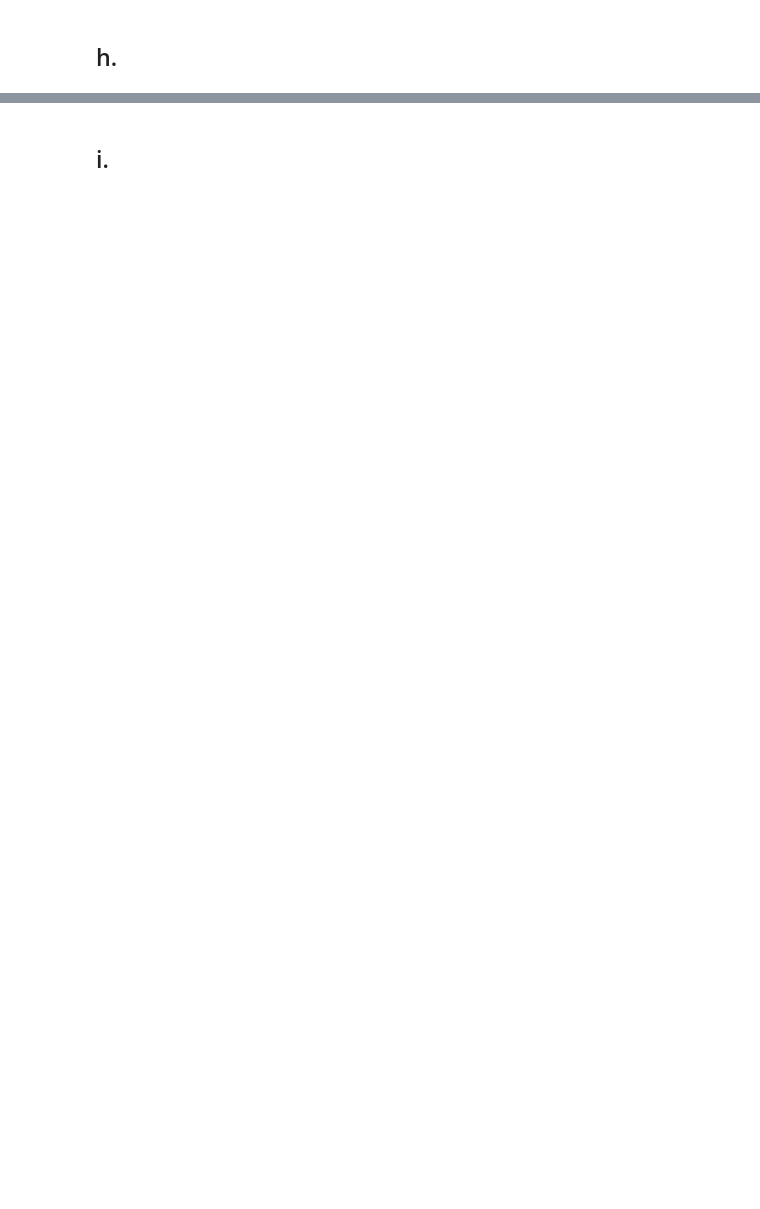
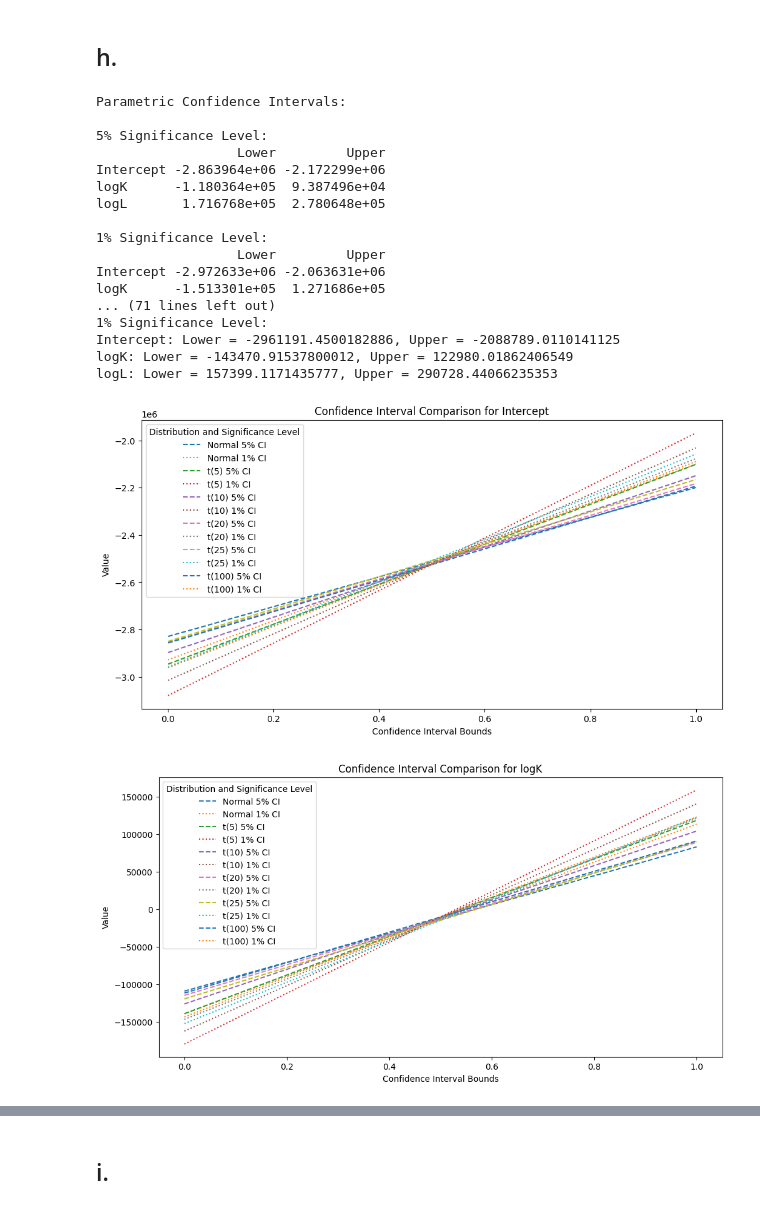
Before and after one commit to damlakayikci/Financial-Applications-of-Machine-Learning, a Jupyter notebook: ps2/main.ipynb, the cells around one changed output, grey strips where cells are left out. Saved outputs shown, nothing was run; the diff lists cells and outputs as text; code cells hidden in the pictures; blank space fills up the shorter version.

```diff
--- a/ps2/main.ipynb
+++ b/ps2/main.ipynb
@@ -217,2 +230,80 @@ dtype: float64
 # %% [markdown]
 ## h.
+# %%
+from scipy.stats import norm
+significance_levels = [0.05, 0.01]  # 5% and 1% significance
+z_scores = {f"{alpha * 100:.0f}%": norm.ppf(1 - alpha / 2) for alpha in significance_levels}
+
+# Param CIs
+parametric_CIs = {}
+for level, z in z_scores.items():
+    parametric_CIs[level] = pd.DataFrame({
+        "Lower": model.params - z * model.bse,
+        "Upper": model.params + z * model.bse
+    })
+
+print("\nParametric Confidence Intervals:")
+for level, ci in parametric_CIs.items():
+    print(f"\n{level} Significance Level:")
+    print(ci)
+
+# MC CIs
+monte_carlo_CIs = {}
+for dist_name, params in mc_results.items():
+    monte_carlo_CIs[dist_name] = {}
+    for level, z in z_scores.items():
+        monte_carlo_CIs[dist_name][level] = {
+            param: {
+                "Lower": np.mean(values) - z * np.std(values),
+                "Upper": np.mean(values) + z * np.std(values),
+            }
+            for param, values in params.items()
+        }
+
+print("\nMonte Carlo Confidence Intervals:")
+for dist_name, intervals in monte_carlo_CIs.items():
+    print(f"\n{dist_name} Distribution:")
+    for level, ci in intervals.items():
+        print(f"\n{level} Significance Level:")
+        for param, bounds in ci.items():
+            print(f"{param}: Lower = {bounds['Lower']}, Upper = {bounds['Upper']}")
+
+
+
+# plotting
+for param in model.params.index:
+    plt.figure(figsize=(12, 6))
+
+    for dist_name, dist_intervals in monte_carlo_CIs.items():
+        ci_5 = dist_intervals["5%"][param]
+        ci_1 = dist_intervals["1%"][param]
+        plt.plot([ci_5["Lower"], ci_5["Upper"]], label=f"{dist_name} 5% CI", linestyle="--")
+        plt.plot([ci_1["Lower"], ci_1["Upper"]], label=f"{dist_name} 1% CI", linestyle=":")
+
+    plt.title(f"Confidence Interval Comparison for {param}")
+    plt.xlabel("Confidence Interval Bounds")
+    plt.ylabel("Value")
+    plt.legend(title="Distribution and Significance Level")
+    plt.show()
+
+##YORUMLANACAK
+# %% [output]
+Parametric Confidence Intervals:
+
+5% Significance Level:
+                  Lower         Upper
+Intercept -2.863964e+06 -2.172299e+06
+logK      -1.180364e+05  9.387496e+04
+logL       1.716768e+05  2.780648e+05
+
+1% Significance Level:
+                  Lower         Upper
+Intercept -2.972633e+06 -2.063631e+06
+logK      -1.513301e+05  1.271686e+05
+... (71 lines left out)
+1% Significance Level:
+Intercept: Lower = -2961191.4500182886, Upper = -2088789.0110141125
+logK: Lower = -143470.91537800012, Upper = 122980.01862406549
+logL: Lower = 157399.1171435777, Upper = 290728.44066235353
+[figure, added]
+[figure, added]
```
Also changed, not shown: parts of 16 cells of this notebook.
